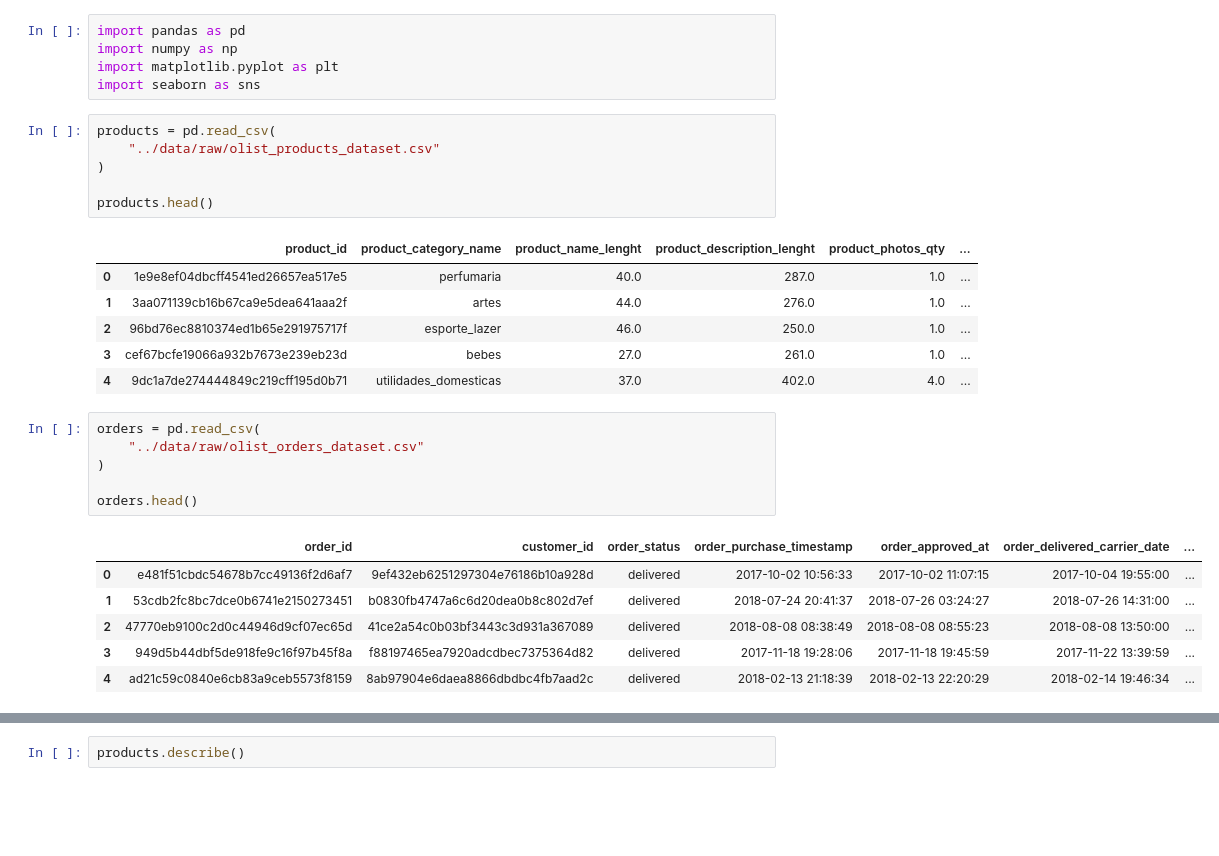
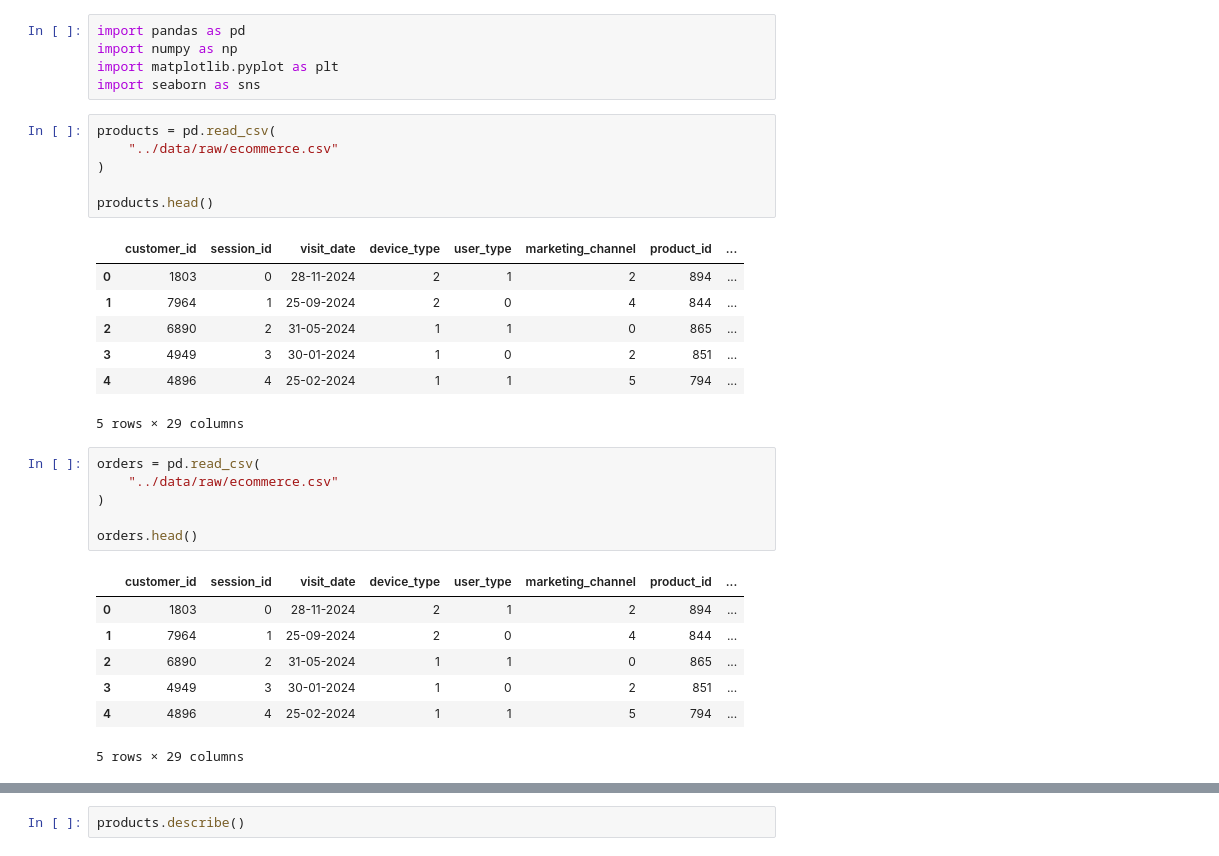
Before and after one commit to Sachin-kumar01/e-commerce-ai-assistant, a Jupyter notebook: notebooks/01_eda.ipynb, the cells around one changed output, grey strips where cells are left out. Drawn from its saved outputs; the diff is of its cells as text; blank space fills up the shorter version.

```diff
--- a/notebooks/01_eda.ipynb
+++ b/notebooks/01_eda.ipynb
@@ -5,29 +5,31 @@ import matplotlib.pyplot as plt
 import seaborn as sns
 # %%
 products = pd.read_csv(
-    "../data/raw/olist_products_dataset.csv"
+    "../data/raw/ecommerce.csv"
 )
 
 products.head()
 # %% [output]
-|  | product_id | product_category_name | product_name_lenght | product_description_lenght | product_photos_qty | ... |
-| 0 | 1e9e8ef04dbcff4541ed26657ea517e5 | perfumaria | 40.0 | 287.0 | 1.0 | ... |
-| 1 | 3aa071139cb16b67ca9e5dea641aaa2f | artes | 44.0 | 276.0 | 1.0 | ... |
-| 2 | 96bd76ec8810374ed1b65e291975717f | esporte_lazer | 46.0 | 250.0 | 1.0 | ... |
-| 3 | cef67bcfe19066a932b7673e239eb23d | bebes | 27.0 | 261.0 | 1.0 | ... |
-| 4 | 9dc1a7de274444849c219cff195d0b71 | utilidades_domesticas | 37.0 | 402.0 | 4.0 | ... |
+|  | customer_id | session_id | visit_date | device_type | user_type | marketing_channel | product_id | ... |
+| 0 | 1803 | 0 | 28-11-2024 | 2 | 1 | 2 | 894 | ... |
+| 1 | 7964 | 1 | 25-09-2024 | 2 | 0 | 4 | 844 | ... |
+| 2 | 6890 | 2 | 31-05-2024 | 1 | 1 | 0 | 865 | ... |
+| 3 | 4949 | 3 | 30-01-2024 | 1 | 0 | 2 | 851 | ... |
+| 4 | 4896 | 4 | 25-02-2024 | 1 | 1 | 5 | 794 | ... |
+5 rows × 29 columns
 # %%
 orders = pd.read_csv(
-    "../data/raw/olist_orders_dataset.csv"
+    "../data/raw/ecommerce.csv"
 )
 
 orders.head()
 # %% [output]
-|  | order_id | customer_id | order_status | order_purchase_timestamp | order_approved_at | order_delivered_carrier_date | ... |
-| 0 | e481f51cbdc54678b7cc49136f2d6af7 | 9ef432eb6251297304e76186b10a928d | delivered | 2017-10-02 10:56:33 | 2017-10-02 11:07:15 | 2017-10-04 19:55:00 | ... |
-| 1 | 53cdb2fc8bc7dce0b6741e2150273451 | b0830fb4747a6c6d20dea0b8c802d7ef | delivered | 2018-07-24 20:41:37 | 2018-07-26 03:24:27 | 2018-07-26 14:31:00 | ... |
-| 2 | 47770eb9100c2d0c44946d9cf07ec65d | 41ce2a54c0b03bf3443c3d931a367089 | delivered | 2018-08-08 08:38:49 | 2018-08-08 08:55:23 | 2018-08-08 13:50:00 | ... |
-| 3 | 949d5b44dbf5de918fe9c16f97b45f8a | f88197465ea7920adcdbec7375364d82 | delivered | 2017-11-18 19:28:06 | 2017-11-18 19:45:59 | 2017-11-22 13:39:59 | ... |
-| 4 | ad21c59c0840e6cb83a9ceb5573f8159 | 8ab97904e6daea8866dbdbc4fb7aad2c | delivered | 2018-02-13 21:18:39 | 2018-02-13 22:20:29 | 2018-02-14 19:46:34 | ... |
+|  | customer_id | session_id | visit_date | device_type | user_type | marketing_channel | product_id | ... |
+| 0 | 1803 | 0 | 28-11-2024 | 2 | 1 | 2 | 894 | ... |
+| 1 | 7964 | 1 | 25-09-2024 | 2 | 0 | 4 | 844 | ... |
+| 2 | 6890 | 2 | 31-05-2024 | 1 | 1 | 0 | 865 | ... |
+| 3 | 4949 | 3 | 30-01-2024 | 1 | 0 | 2 | 851 | ... |
+| 4 | 4896 | 4 | 25-02-2024 | 1 | 1 | 5 | 794 | ... |
+5 rows × 29 columns
 # %%
 order_items = pd.read_csv(
```
Also changed, not shown: parts of 5 cells of this notebook.
